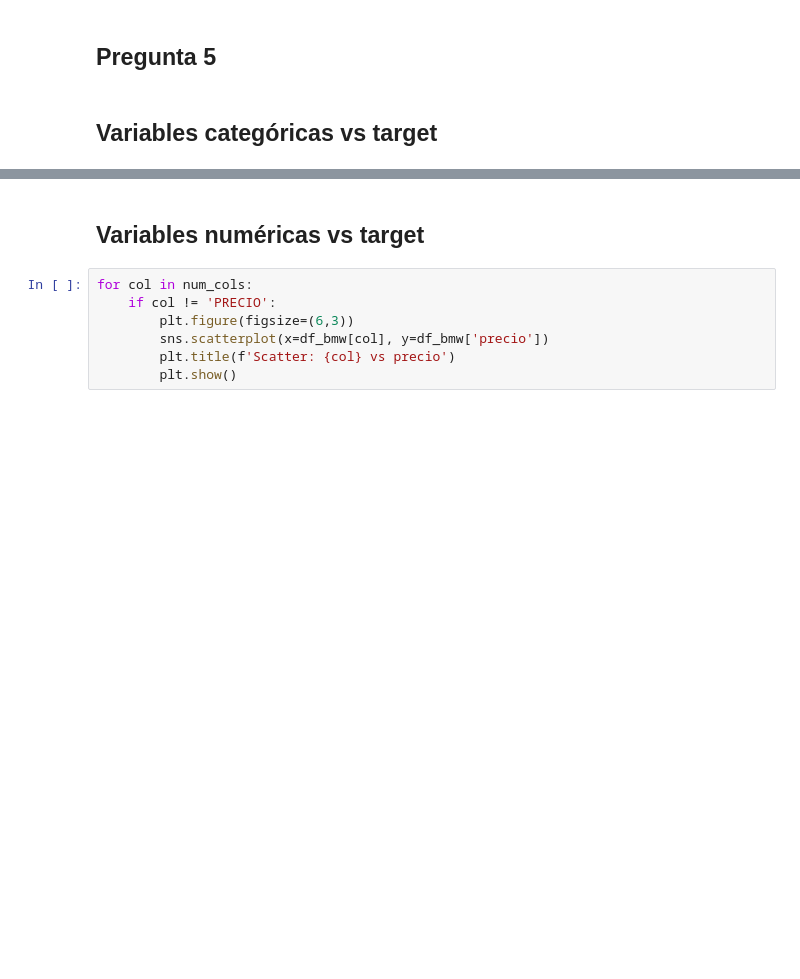
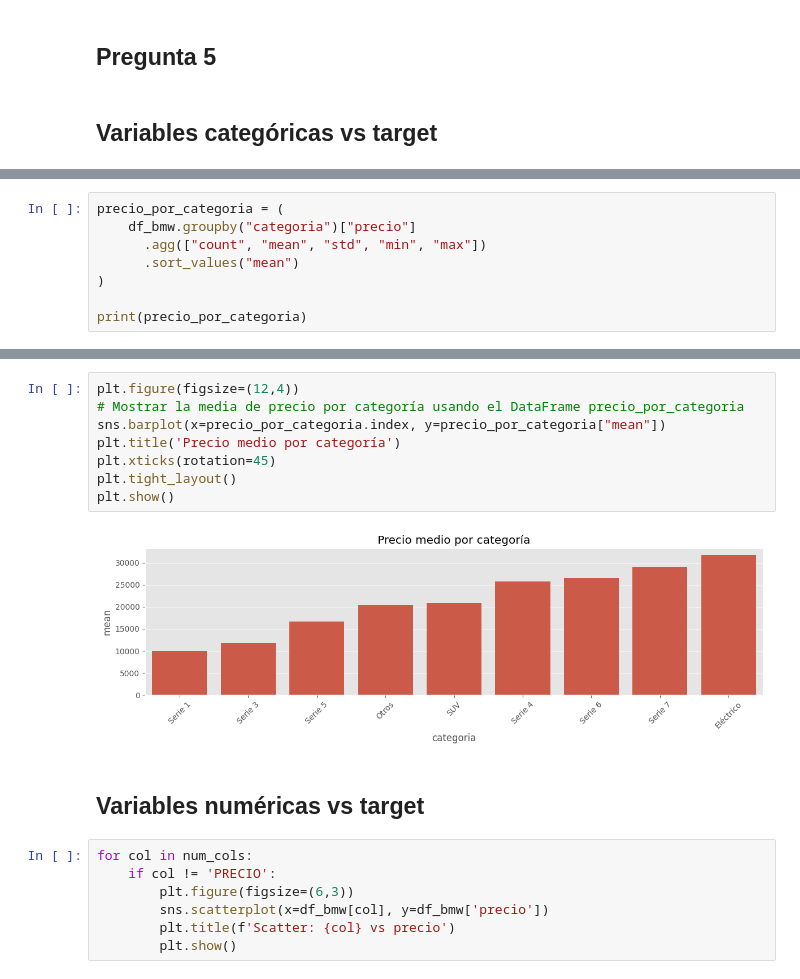
Before and after one commit to Samuel-Lamas/Entregable-1, a Jupyter notebook: True.Entregable_1.ipynb, the cells around one changed output, grey strips where cells are left out. Cells and saved outputs as stored; diff of their text form; blank space fills up the shorter version.

```diff
--- a/True.Entregable_1.ipynb
+++ b/True.Entregable_1.ipynb
@@ -489,0 +604,8 @@ for col in cat_cols:
+# %%
+precio_por_categoria = (
+    df_bmw.groupby("categoria")["precio"]
+      .agg(["count", "mean", "std", "min", "max"])
+      .sort_values("mean")
+)
+
+print(precio_por_categoria)
@@ -490,3 +650,13 @@ for col in cat_cols:
+# %%
+plt.figure(figsize=(12,4))
+# Mostrar la media de precio por categoría usando el DataFrame precio_por_categoria
+sns.barplot(x=precio_por_categoria.index, y=precio_por_categoria["mean"])
+plt.title('Precio medio por categoría')
+plt.xticks(rotation=45)
+plt.tight_layout()
+plt.show()
+# %% [output]
+[figure, added]
 # %% [markdown]
 ## Variables numéricas vs target
 # %%
```
Also changed, not shown: parts of 34 cells of this notebook.
